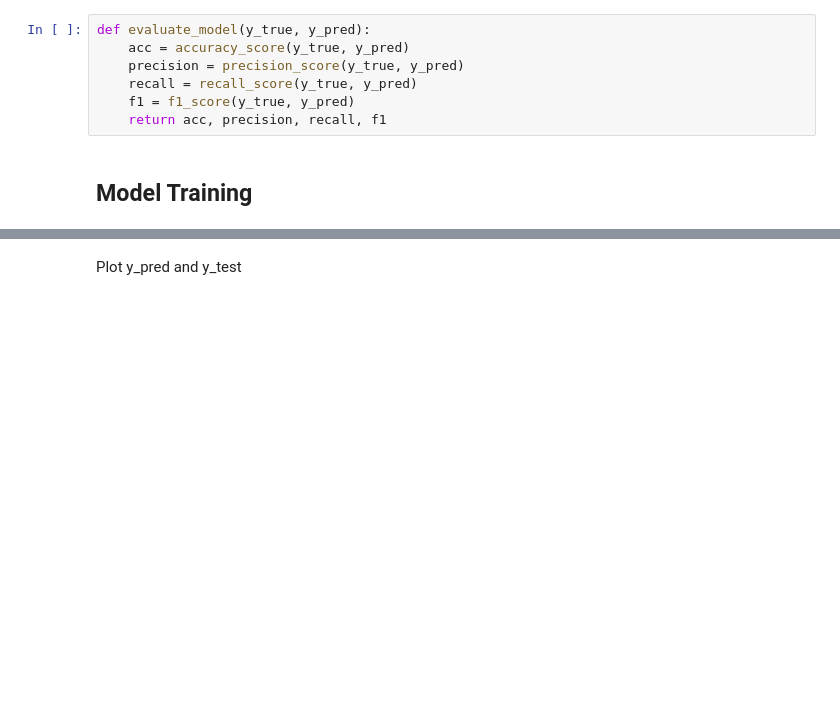
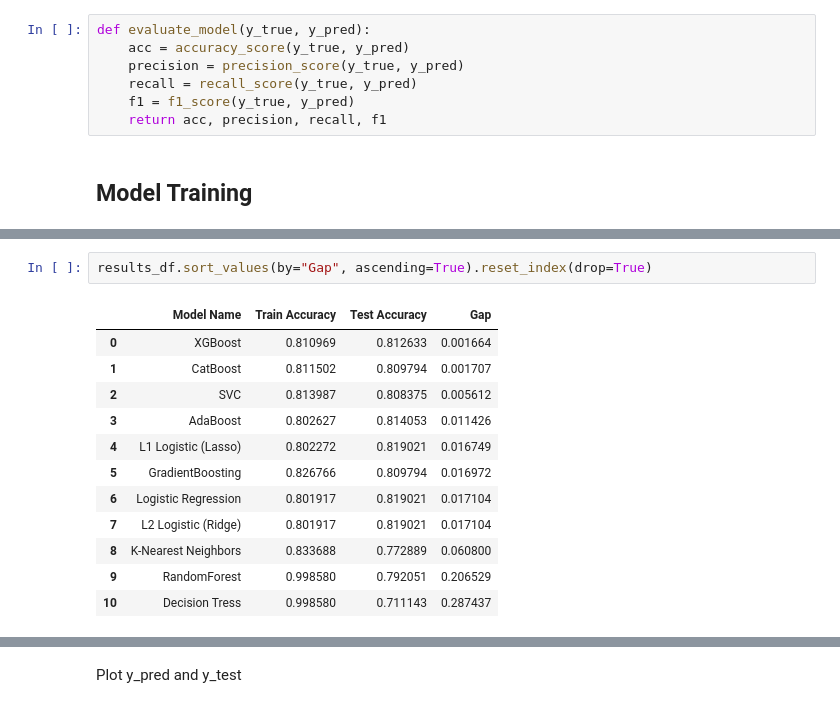
Before and after one commit to bpavann/IBMCustomerChurn, a Jupyter notebook: notebook/IBMCustomerChurnP_Model_Training_2.ipynb, the cells around one changed output, grey strips where cells are left out. Cells and saved outputs as stored; diff of their text form; blank space fills up the shorter version.

```diff
--- a/notebook/IBMCustomerChurnP_Model_Training_2.ipynb
+++ b/notebook/IBMCustomerChurnP_Model_Training_2.ipynb
@@ -215,0 +427,15 @@ models = {
+# %%
+results_df.sort_values(by="Gap", ascending=True).reset_index(drop=True)
+# %% [output]
+|  | Model Name | Train Accuracy | Test Accuracy | Gap |
+| 0 | XGBoost | 0.810969 | 0.812633 | 0.001664 |
+| 1 | CatBoost | 0.811502 | 0.809794 | 0.001707 |
+| 2 | SVC | 0.813987 | 0.808375 | 0.005612 |
+| 3 | AdaBoost | 0.802627 | 0.814053 | 0.011426 |
+| 4 | L1 Logistic (Lasso) | 0.802272 | 0.819021 | 0.016749 |
+| 5 | GradientBoosting | 0.826766 | 0.809794 | 0.016972 |
+| 6 | Logistic Regression | 0.801917 | 0.819021 | 0.017104 |
+| 7 | L2 Logistic (Ridge) | 0.801917 | 0.819021 | 0.017104 |
+| 8 | K-Nearest Neighbors | 0.833688 | 0.772889 | 0.060800 |
+| 9 | RandomForest | 0.998580 | 0.792051 | 0.206529 |
+| 10 | Decision Tress | 0.998580 | 0.711143 | 0.287437 |
```
Also changed, not shown: parts of 22 cells of this notebook, 7 other files.
